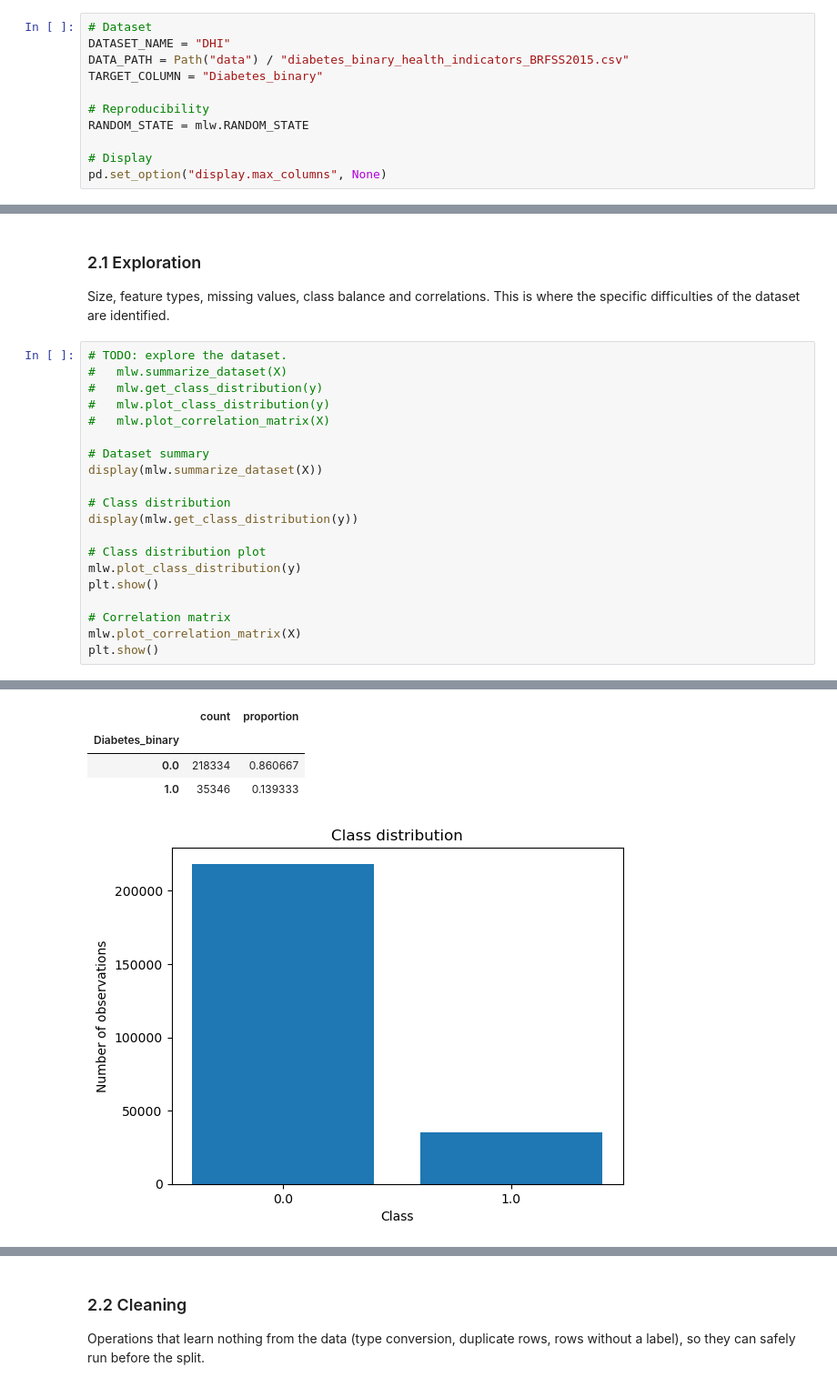
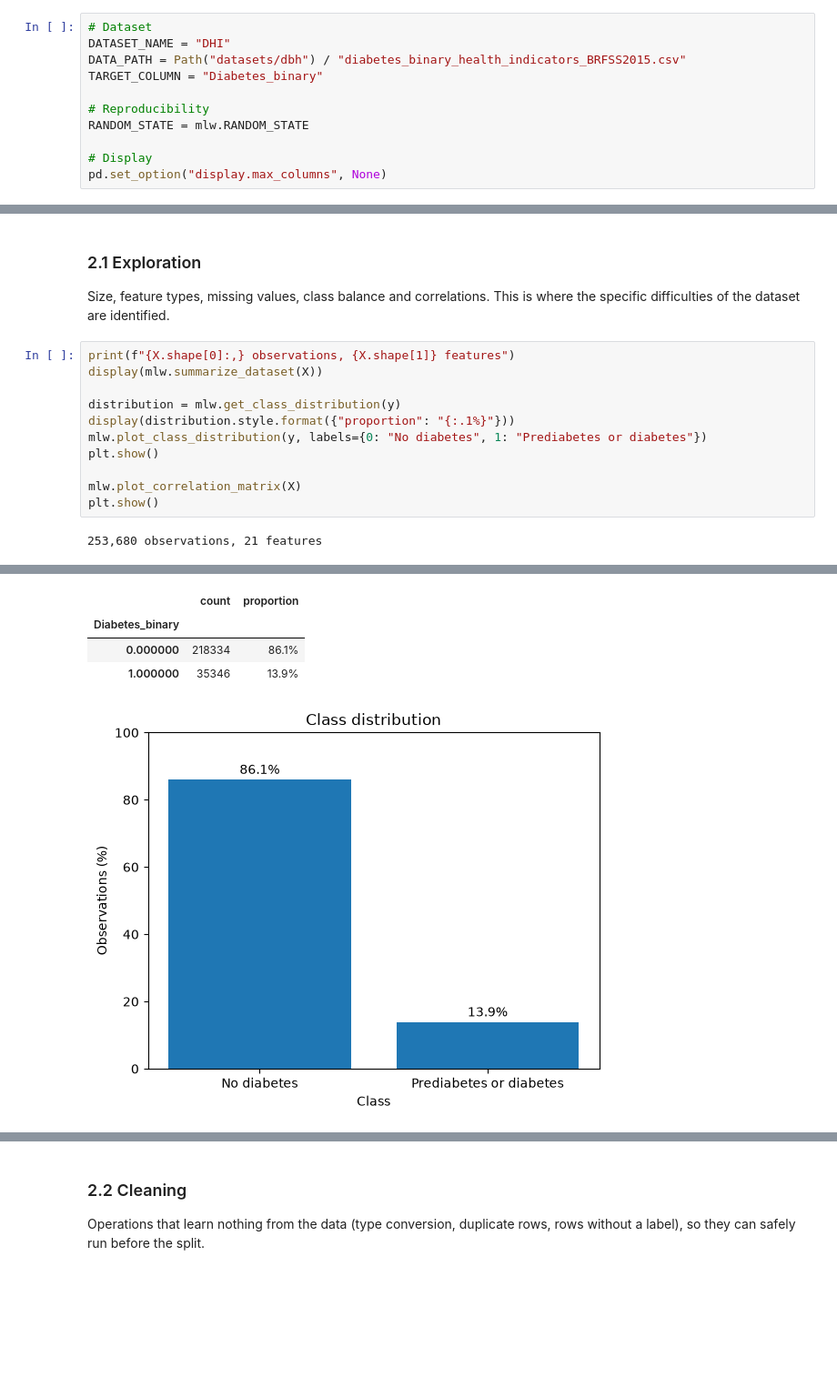
Before and after one commit to AmroBenramdane/Projet_ML, a Jupyter notebook: dhi.ipynb, the cells around one changed output, grey strips where cells are left out. Shown at 91% size. Saved outputs shown, nothing was run; the diff lists cells and outputs as text; blank space fills up the shorter version.

Commit message:
Préciser les graphiques et commenter l’exploration des deux jeux de données

```diff
--- a/dhi.ipynb
+++ b/dhi.ipynb
@@ -25,7 +25,7 @@ import ml_workflow as mlw
 # %%
 # Dataset
 DATASET_NAME = "DHI"
-DATA_PATH = Path("data") / "diabetes_binary_health_indicators_BRFSS2015.csv"
+DATA_PATH = Path("datasets/dbh") / "diabetes_binary_health_indicators_BRFSS2015.csv"
 TARGET_COLUMN = "Diabetes_binary"
 
 # Reproducibility
@@ -59,45 +59,37 @@ Understand the data, clean it, and decide how it will be pre-processed.
 
 Size, feature types, missing values, class balance and correlations. This is where the specific difficulties of the dataset are identified.
 # %%
-# TODO: explore the dataset.
-#   mlw.summarize_dataset(X)
-#   mlw.get_class_distribution(y)
-#   mlw.plot_class_distribution(y)
-#   mlw.plot_correlation_matrix(X)
-
-# Dataset summary
+print(f"{X.shape[0]:,} observations, {X.shape[1]} features")
 display(mlw.summarize_dataset(X))
 
-# Class distribution
-display(mlw.get_class_distribution(y))
-
-# Class distribution plot
-mlw.plot_class_distribution(y)
+distribution = mlw.get_class_distribution(y)
+display(distribution.style.format({"proportion": "{:.1%}"}))
+mlw.plot_class_distribution(y, labels={0: "No diabetes", 1: "Prediabetes or diabetes"})
 plt.show()
 
-# Correlation matrix
 mlw.plot_correlation_matrix(X)
 plt.show()
 # %% [output]
+253,680 observations, 21 features
 |  | count | mean | std | min | 25% | 50% | 75% | max | dtype | missing |
 | HighBP | 253680.0 | 0.429001 | 0.494934 | 0.0 | 0.0 | 0.0 | 1.0 | 1.0 | float64 | 0 |
 | HighChol | 253680.0 | 0.424121 | 0.494210 | 0.0 | 0.0 | 0.0 | 1.0 | 1.0 | float64 | 0 |
 | CholCheck | 253680.0 | 0.962670 | 0.189571 | 0.0 | 1.0 | 1.0 | 1.0 | 1.0 | float64 | 0 |
 | BMI | 253680.0 | 28.382364 | 6.608694 | 12.0 | 24.0 | 27.0 | 31.0 | 98.0 | float64 | 0 |
 | Smoker | 253680.0 | 0.443169 | 0.496761 | 0.0 | 0.0 | 0.0 | 1.0 | 1.0 | float64 | 0 |
 | Stroke | 253680.0 | 0.040571 | 0.197294 | 0.0 | 0.0 | 0.0 | 0.0 | 1.0 | float64 | 0 |
 | HeartDiseaseorAttack | 253680.0 | 0.094186 | 0.292087 | 0.0 | 0.0 | 0.0 | 0.0 | 1.0 | float64 | 0 |
 | PhysActivity | 253680.0 | 0.756544 | 0.429169 | 0.0 | 1.0 | 1.0 | 1.0 | 1.0 | float64 | 0 |
 | Fruits | 253680.0 | 0.634256 | 0.481639 | 0.0 | 0.0 | 1.0 | 1.0 | 1.0 | float64 | 0 |
 | Veggies | 253680.0 | 0.811420 | 0.391175 | 0.0 | 1.0 | 1.0 | 1.0 | 1.0 | float64 | 0 |
 | ... | ... | ... | ... | ... | ... | ... | ... | ... | ... | ... |
 | DiffWalk | 253680.0 | 0.168224 | 0.374066 | 0.0 | 0.0 | 0.0 | 0.0 | 1.0 | float64 | 0 |
 | Sex | 253680.0 | 0.440342 | 0.496429 | 0.0 | 0.0 | 0.0 | 1.0 | 1.0 | float64 | 0 |
 | Age | 253680.0 | 8.032119 | 3.054220 | 1.0 | 6.0 | 8.0 | 10.0 | 13.0 | float64 | 0 |
 | Education | 253680.0 | 5.050434 | 0.985774 | 1.0 | 4.0 | 5.0 | 6.0 | 6.0 | float64 | 0 |
 | Income | 253680.0 | 6.053875 | 2.071148 | 1.0 | 5.0 | 7.0 | 8.0 | 8.0 | float64 | 0 |
 |  | count | proportion |
 | Diabetes_binary |  |  |
-| 0.0 | 218334 | 0.860667 |
-| 1.0 | 35346 | 0.139333 |
+| 0.000000 | 218334 | 86.1% |
+| 1.000000 | 35346 | 13.9% |
-[figure, old version]
+[figure, new version]
```
Also changed, not shown: parts of 2 cells of this notebook, 2 other files.
